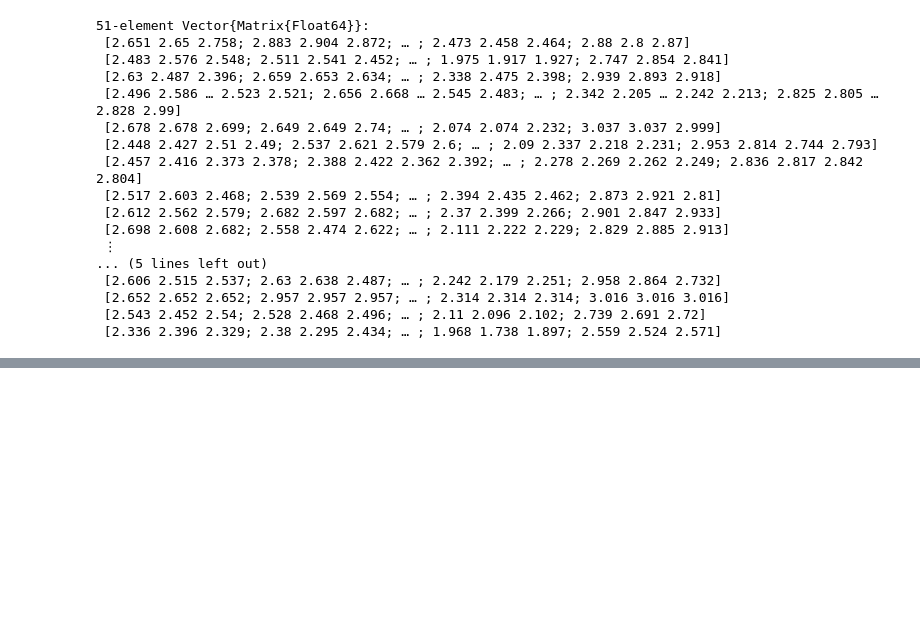
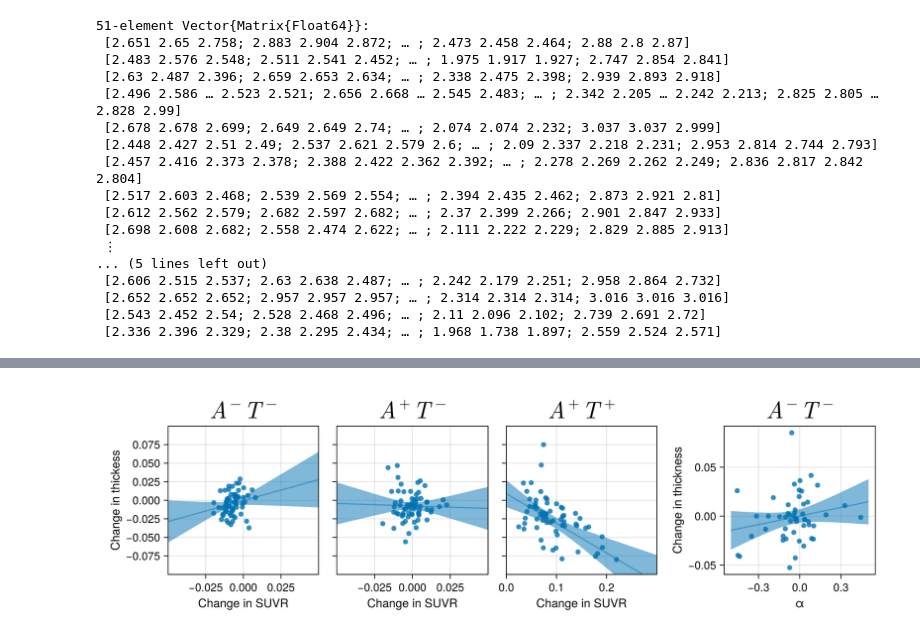
Before and after one commit to PavanChaggar/local-fkpp, a Jupyter notebook: adni/inference/analysis/notebooks/atrophy_analysis.ipynb, the cells around one changed output, grey strips where cells are left out. Saved outputs shown, nothing was run; the diff lists cells and outputs as text; code cells hidden in the pictures; blank space fills up the shorter version.

```diff
--- a/adni/inference/analysis/notebooks/atrophy_analysis.ipynb
+++ b/adni/inference/analysis/notebooks/atrophy_analysis.ipynb
@@ -284,0 +292,51 @@ f
+# %%
+using GLM
+
+f = Figure(size=(1000, 300))
+
+
+for (i, (d, atr, label, lim)) in enumerate(zip(reverse([taupos_thickness_data, tauneg_thickness_data, abneg_thickness_data]),
+                                          reverse([taupos_thickness, tauneg_thickness, abneg_thickness]),
+                                          reverse([L"A^+T^+",L"A^+T^-",L"A^-T^-"]),
+                                          [[-0.05, 0.05], [-0.05, 0.05], [-0., 0.3]]))
+
+    ax = Axis(f[1,i], title=label, titlesize=30, ylabel="Change in thickess", xlabel="Change in SUVR", xlabelsize=15, ylabelsize=15, yticks=-0.075:0.025:0.075)
+    ylims!(ax, -0.1, 0.1)
+    xlims!(ax, lim[1], lim[2])
+    if i > 1
+        hideydecorations!(ax, grid=false, ticks=false)
+    end
+    subsuvr = calc_suvr.(d)
+    subdata = [normalise(sd[c_idx,:], u0[c_idx], cc[c_idx]) for sd in subsuvr]
+
+    df = DataFrame(d = vec(mean(reduce(hcat, get_diff.(subdata)), dims=2))[noec], v = vec(mean(reduce(hcat, get_diff.(atr)), dims=2))[noec])
+
+    ols = lm(@formula(v ~ d), df)
+    pred = predict(ols, df)
+
+    tdf = DataFrame(d = lim[1]:0.001:lim[2])
+    pred = predict(ols, tdf, interval = :confidence, level = 0.95) |> dropmissing
+
+    # f = scatter(vec(mean(reduce(hcat, get_diff.(subdata)), dims=2)), vec(mean(reduce(hcat, get_diff.(vols)), dims=2)), color=(cols[3], 0.8),)
+    scatter!(ax, df.d, df.v, color=(cols[1], 0.8),)
+    lines!(ax, tdf.d, pred.prediction, color=(cols[1], 0.5))
+    band!(ax, tdf.d, pred.lower, pred.upper, color=(cols[1], 0.5))
+end
+
+df = DataFrame(d = as, v = vec(mean(reduce(hcat, get_diff.(abneg_atr_icv)), dims=1)))
+
+ols = lm(@formula(v ~ d), df)
+pred = predict(ols, df)
+
+tdf = DataFrame(d = -0.5:0.001:0.5)
+pred = predict(ols, tdf, interval = :confidence, level = 0.95) |> dropmissing
+
+ax = Axis(f[1,4], xlabel="α", ylabel="Change in thickness", xlabelsize=15, ylabelsize=15, title=L"A^-T^-", titlesize=30)
+scatter!(df.d, df.v, color=(cols[1], 0.8),)
+
+lines!(tdf.d, pred.prediction, color=(cols[1], 0.5))
+band!(tdf.d, pred.lower, pred.upper, color=(cols[1], 0.5))
+save(projectdir("visualisation/thickness-vs-suvr-alpha.pdf"), f)
+f
+# %% [output]
+[figure, added]
```
Also changed, not shown: parts of 8 cells of this notebook.
